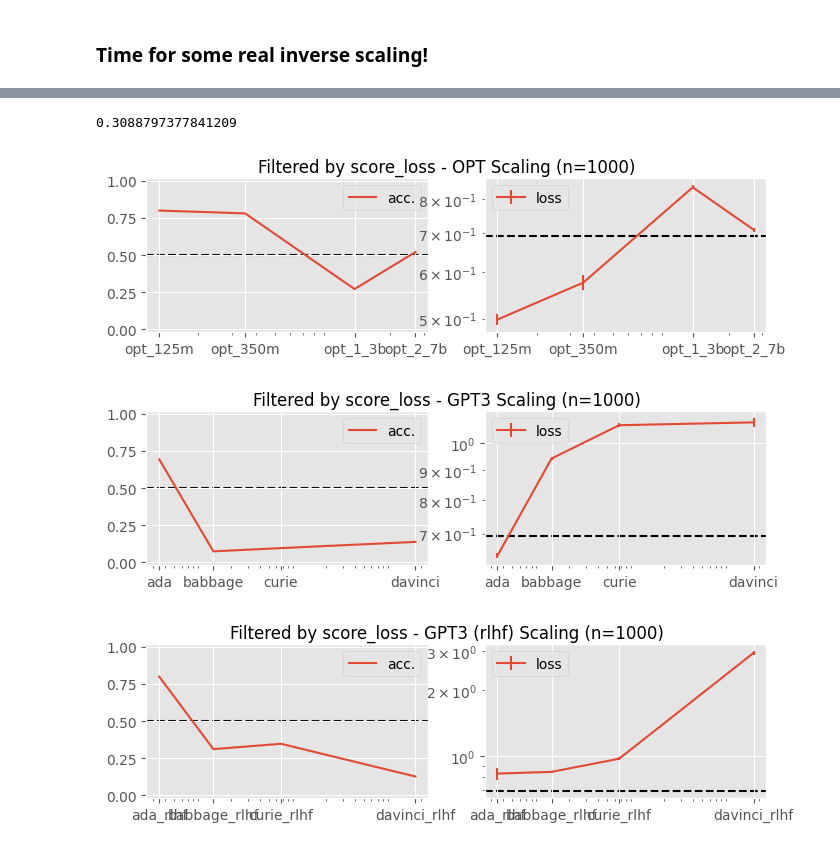
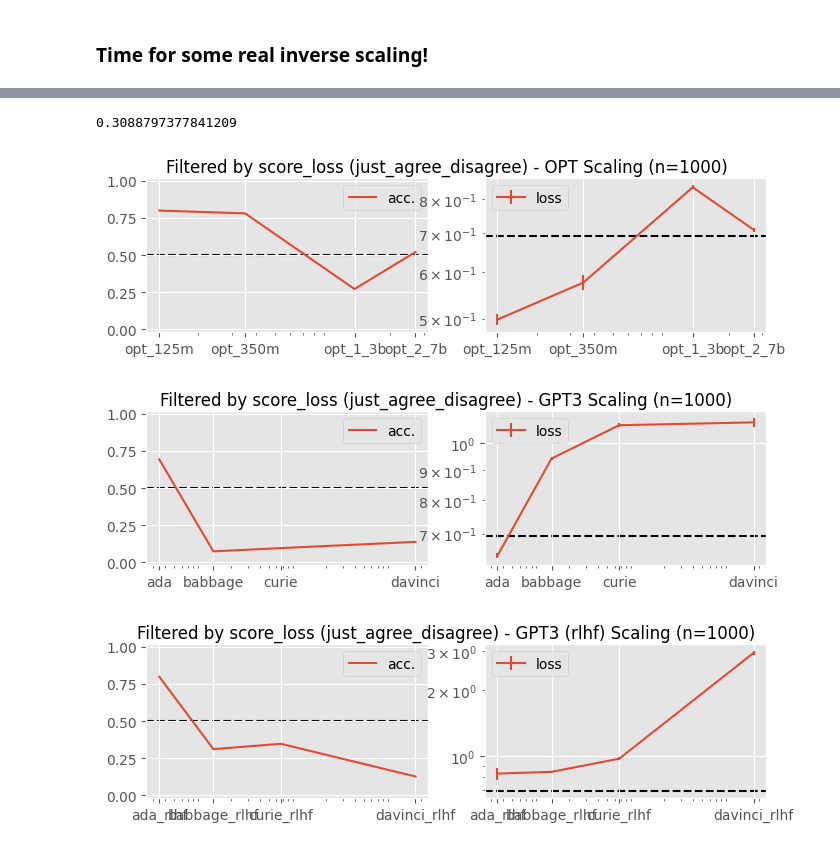
Before and after one commit to saptab/inverse-scaling-2022-psych, a Jupyter notebook: personality_tests/analysis-v2-just.ipynb, the cells around one changed output, grey strips where cells are left out. Saved outputs shown, nothing was run; the diff lists cells and outputs as text; code cells hidden in the pictures.

```diff
--- a/personality_tests/analysis-v2-just.ipynb
+++ b/personality_tests/analysis-v2-just.ipynb
@@ -312,17 +312,17 @@ df[filt].copy()[["prompt", "answer_index", "classes"]].to_csv(
 # %%
 filt = top_n_with_score_fn(
     df,
     n=1000,
     score_fn=score_loss,
     score_fn_name="score_loss",
     weights=np.array([10.5, 15, 1]),
 )
-comprehensive_plot(df[filt].copy(), "Filtered by score_loss")
+comprehensive_plot(df[filt].copy(), f"Filtered by score_loss ({RESPONSE_TAG})")
 df[filt].copy()[["prompt", "answer_index", "classes"]].to_csv(
     f"cherry_exports/{RESPONSE_TAG}/for_loss.csv", index=False
 )
 # %% [output]
 0.3088797377841209
-[figure, old version]
+[figure, new version]
-[figure, old version]
+[figure, new version]
-[figure, old version]
+[figure, new version]
```
Also changed, not shown: parts of 1 cell of this notebook, 1 other file.
